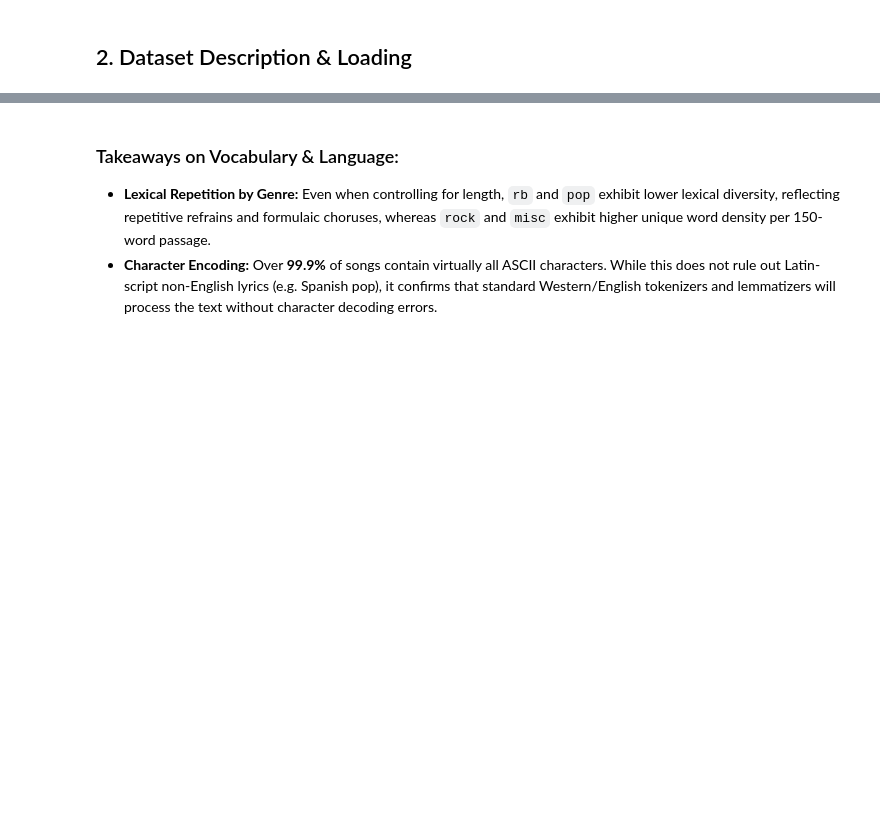
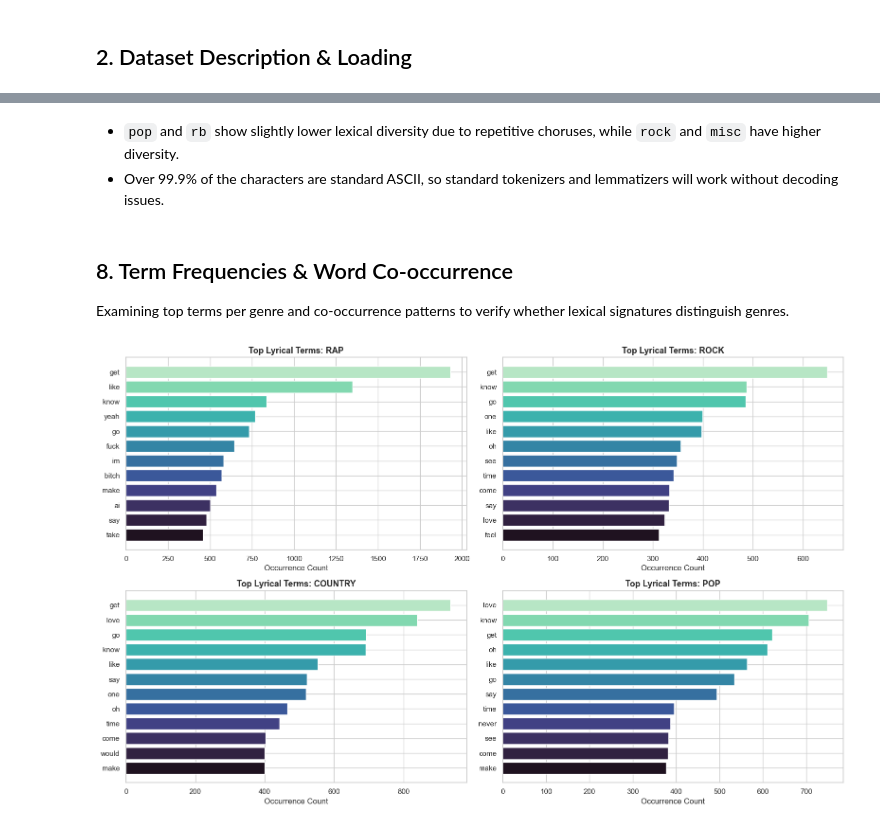
Before and after one commit to RodrigoSouta/Text-Mining, a Jupyter notebook: notebooks/EDA.ipynb, the cells around one changed output, grey strips where cells are left out. Cells and saved outputs as stored; diff of their text form; code cells hidden in the pictures; blank space fills up the shorter version.

```diff
--- a/notebooks/EDA.ipynb
+++ b/notebooks/EDA.ipynb
@@ -248,4 +323,37 @@ print(f"\nSongs with > 15% non-ASCII characters: {len(high_non_ascii)} ({len(hig
 # %% [markdown]
-### Takeaways on Vocabulary & Language:
-* **Lexical Repetition by Genre:** Even when controlling for length, `rb` and `pop` exhibit lower lexical diversity, reflecting repetitive refrains and formulaic choruses, whereas `rock` and `misc` exhibit higher unique word density per 150-word passage.
-* **Character Encoding:** Over **99.9%** of songs contain virtually all ASCII characters. While this does not rule out Latin-script non-English lyrics (e.g. Spanish pop), it confirms that standard Western/English tokenizers and lemmatizers will process the text without character decoding errors.
+- `pop` and `rb` show slightly lower lexical diversity due to repetitive choruses, while `rock` and `misc` have higher diversity.
+- Over 99.9% of the characters are standard ASCII, so standard tokenizers and lemmatizers will work without decoding issues.
+# %% [markdown]
+## 8. Term Frequencies & Word Co-occurrence
+Examining top terms per genre and co-occurrence patterns to verify whether lexical signatures distinguish genres.
+# %%
+# sample a balanced subset per genre for faster exploration
+sample_subset = pd.concat([
+    g.sample(min(len(g), 500), random_state=42)
+    for _, g in train_df.groupby('tag')
+]).reset_index(drop=True)
+
+sample_subset['lyrics_clean'] = sample_subset['lyrics'].apply(
+    lambda x: clean_for_classification(x, max_words=300)
+)
+
+# extract top terms per genre
+fig, axes = plt.subplots(2, 2, figsize=(16, 10))
+target_genres = ['rap', 'rock', 'country', 'pop']
+
+for ax, genre in zip(axes.flatten(), target_genres):
+    genre_lyrics = sample_subset[sample_subset['tag'] == genre]['lyrics_clean']
+    vec = CountVectorizer(max_features=12, ngram_range=(1, 2), token_pattern=r"(?u)\b\w+\b")
+    X = vec.fit_transform(genre_lyrics)
+    counts = np.asarray(X.sum(axis=0)).flatten()
+    words = vec.get_feature_names_out()
+    df_top = pd.DataFrame({'word': words, 'count': counts}).sort_values(by='count', ascending=True)
+
+    ax.barh(df_top['word'], df_top['count'], color=sns.color_palette('mako', len(df_top)))
+    ax.set_title(f"Top Lyrical Terms: {genre.upper()}", fontsize=13, weight='bold')
+    ax.set_xlabel("Occurrence Count")
+
+plt.tight_layout()
+plt.show()
+# %% [output]
+[figure, added]
```
Also changed, not shown: parts of 25 cells of this notebook, 4 other files.
